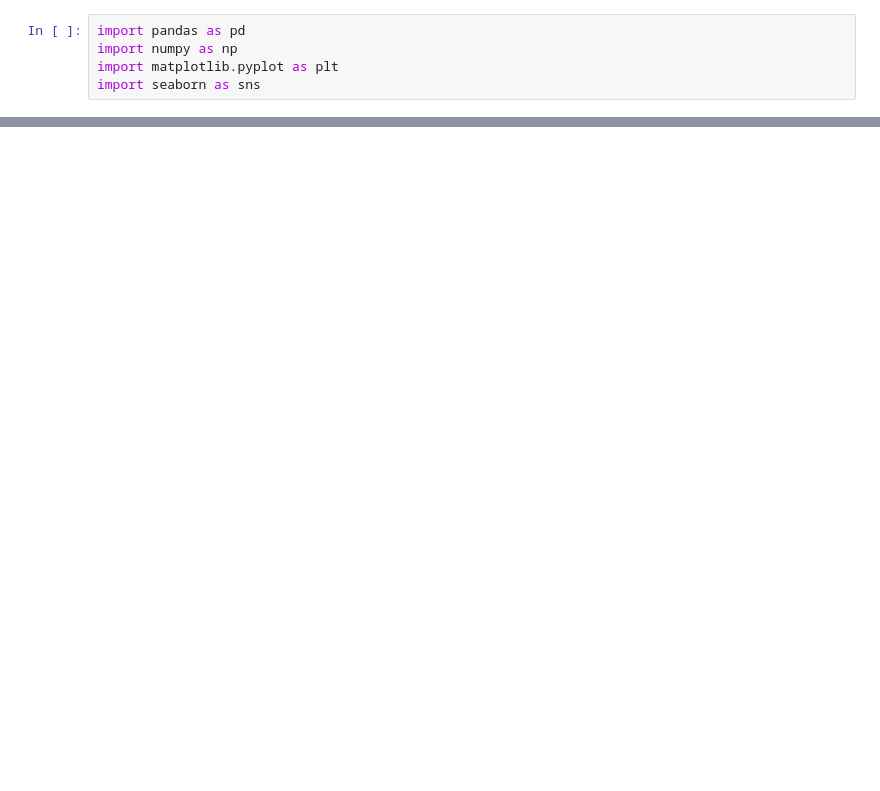
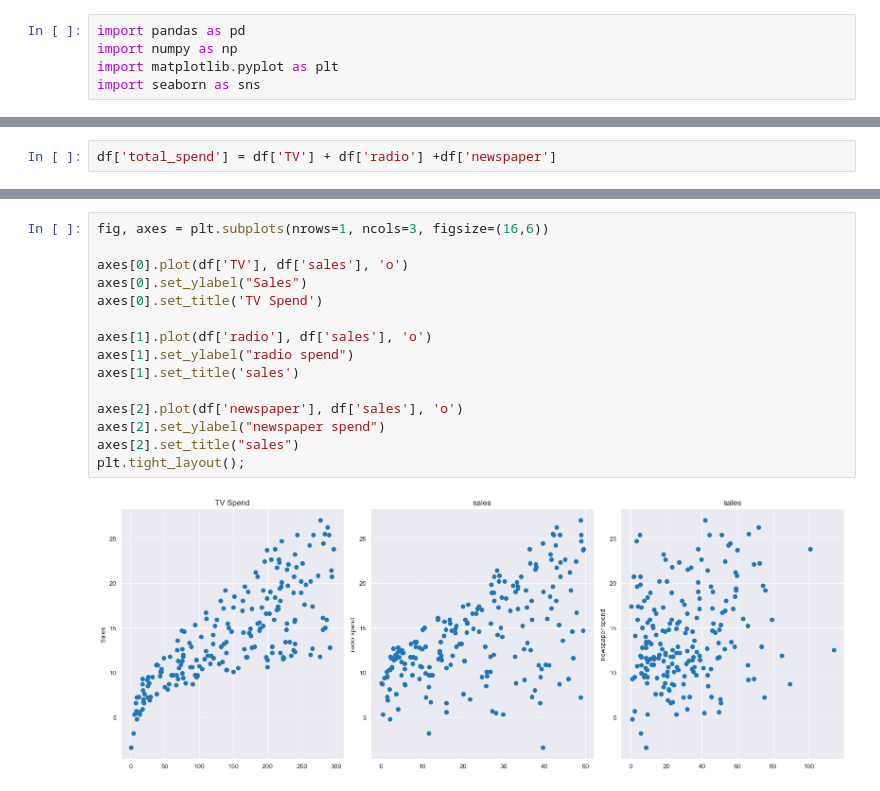
Before and after one commit to AlexanderCurry/Demo, a Jupyter notebook: sample.ipynb, the cells around one changed output, grey strips where cells are left out. Cells and saved outputs as stored; diff of their text form; blank space fills up the shorter version.

```diff
--- a/sample.ipynb
+++ b/sample.ipynb
@@ -27,0 +28,2 @@ df.describe()
+# %%
+df['total_spend'] = df['TV'] + df['radio'] +df['newspaper']
@@ -27,0 +82,17 @@ df.describe()
+# %%
+fig, axes = plt.subplots(nrows=1, ncols=3, figsize=(16,6))
+
+axes[0].plot(df['TV'], df['sales'], 'o')
+axes[0].set_ylabel("Sales")
+axes[0].set_title('TV Spend')
+
+axes[1].plot(df['radio'], df['sales'], 'o')
+axes[1].set_ylabel("radio spend")
+axes[1].set_title('sales')
+
+axes[2].plot(df['newspaper'], df['sales'], 'o')
+axes[2].set_ylabel("newspaper spend")
+axes[2].set_title("sales")
+plt.tight_layout();
+# %% [output]
+[figure, added]
```
Also changed, not shown: parts of 136 cells of this notebook.
